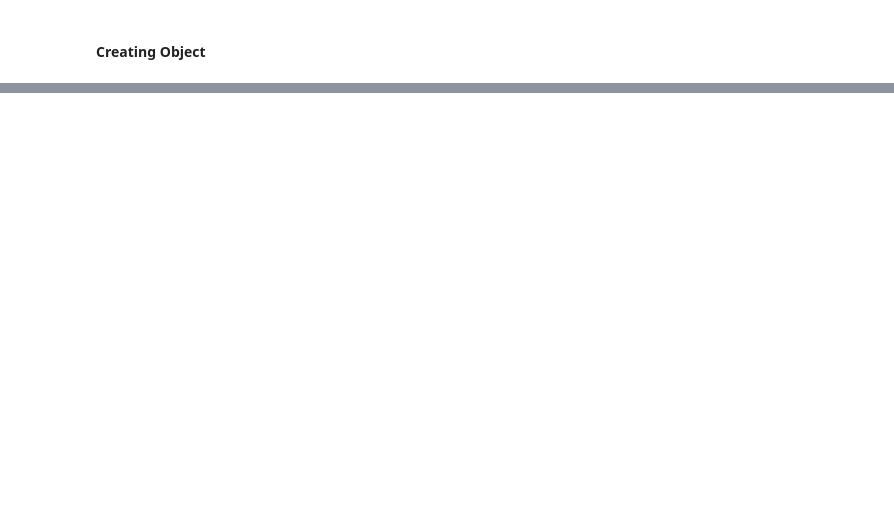
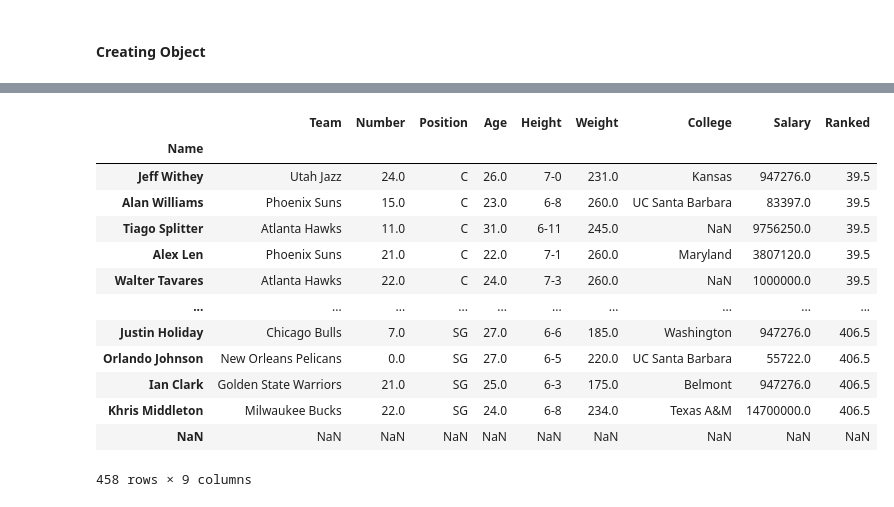
Before and after one commit to Gost2017/Data_Mining, a Jupyter notebook: Code/Pandas.ipynb, the cells around one changed output, grey strips where cells are left out. Cells and saved outputs as stored; diff of their text form; code cells hidden in the pictures; blank space fills up the shorter version.

```diff
--- a/Code/Pandas.ipynb
+++ b/Code/Pandas.ipynb
@@ -72,0 +214,5 @@ Name: R.J. Hunter, dtype: object
+# %%
+fil_1 = data['Position'] == 'PG'
+fil_2 = data['College'] == 'Texas'
+data.where(fil_1 & fil_2, inplace = True)
+data[data['College'].notnull()]
@@ -72,0 +259,18 @@ Name: R.J. Hunter, dtype: object
+# %%
+data['Ranked']=data['Position'].rank(ascending = True)
+data.sort_values('Ranked')
+# %% [output]
+|  | Team | Number | Position | Age | Height | Weight | College | Salary | Ranked |
+| Name |  |  |  |  |  |  |  |  |  |
+| Jeff Withey | Utah Jazz | 24.0 | C | 26.0 | 7-0 | 231.0 | Kansas | 947276.0 | 39.5 |
+| Alan Williams | Phoenix Suns | 15.0 | C | 23.0 | 6-8 | 260.0 | UC Santa Barbara | 83397.0 | 39.5 |
+| Tiago Splitter | Atlanta Hawks | 11.0 | C | 31.0 | 6-11 | 245.0 | NaN | 9756250.0 | 39.5 |
+| Alex Len | Phoenix Suns | 21.0 | C | 22.0 | 7-1 | 260.0 | Maryland | 3807120.0 | 39.5 |
+| Walter Tavares | Atlanta Hawks | 22.0 | C | 24.0 | 7-3 | 260.0 | NaN | 1000000.0 | 39.5 |
+| ... | ... | ... | ... | ... | ... | ... | ... | ... | ... |
+| Justin Holiday | Chicago Bulls | 7.0 | SG | 27.0 | 6-6 | 185.0 | Washington | 947276.0 | 406.5 |
+| Orlando Johnson | New Orleans Pelicans | 0.0 | SG | 27.0 | 6-5 | 220.0 | UC Santa Barbara | 55722.0 | 406.5 |
+| Ian Clark | Golden State Warriors | 21.0 | SG | 25.0 | 6-3 | 175.0 | Belmont | 947276.0 | 406.5 |
+| Khris Middleton | Milwaukee Bucks | 22.0 | SG | 24.0 | 6-8 | 234.0 | Texas A&M | 14700000.0 | 406.5 |
+| NaN | NaN | NaN | NaN | NaN | NaN | NaN | NaN | NaN | NaN |
+458 rows × 9 columns
```
Also changed, not shown: parts of 32 cells of this notebook, 1 other file.
